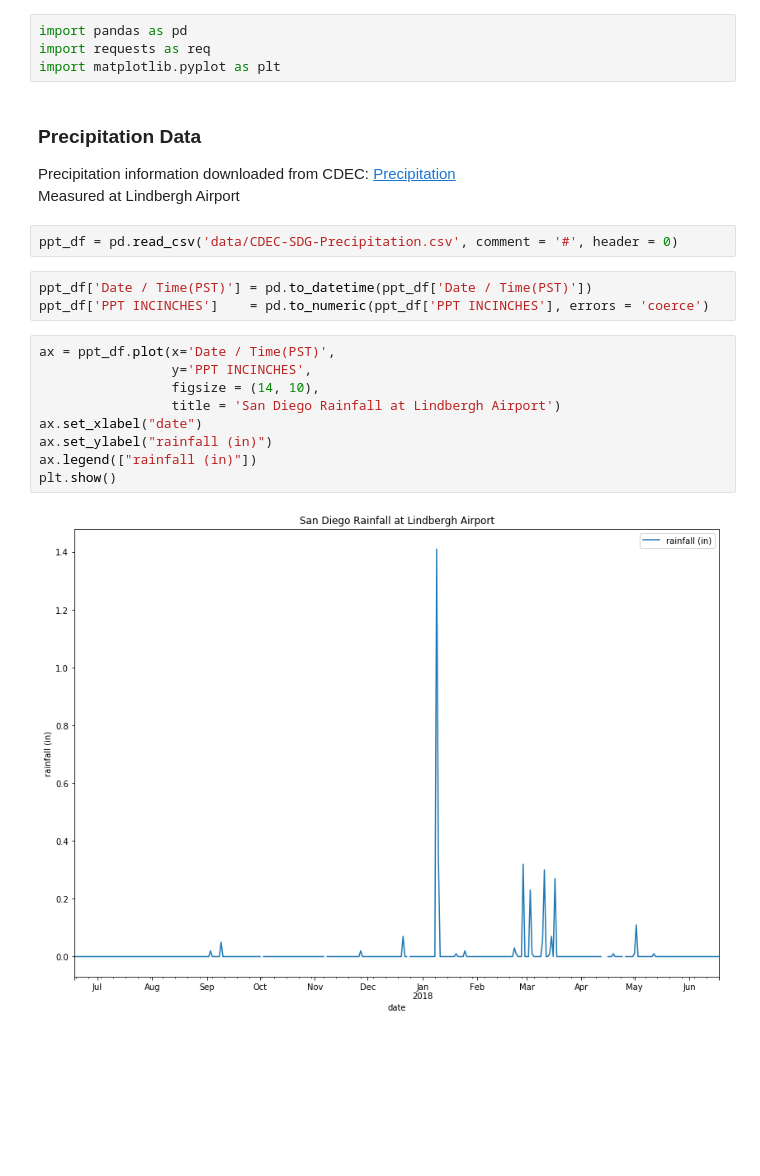
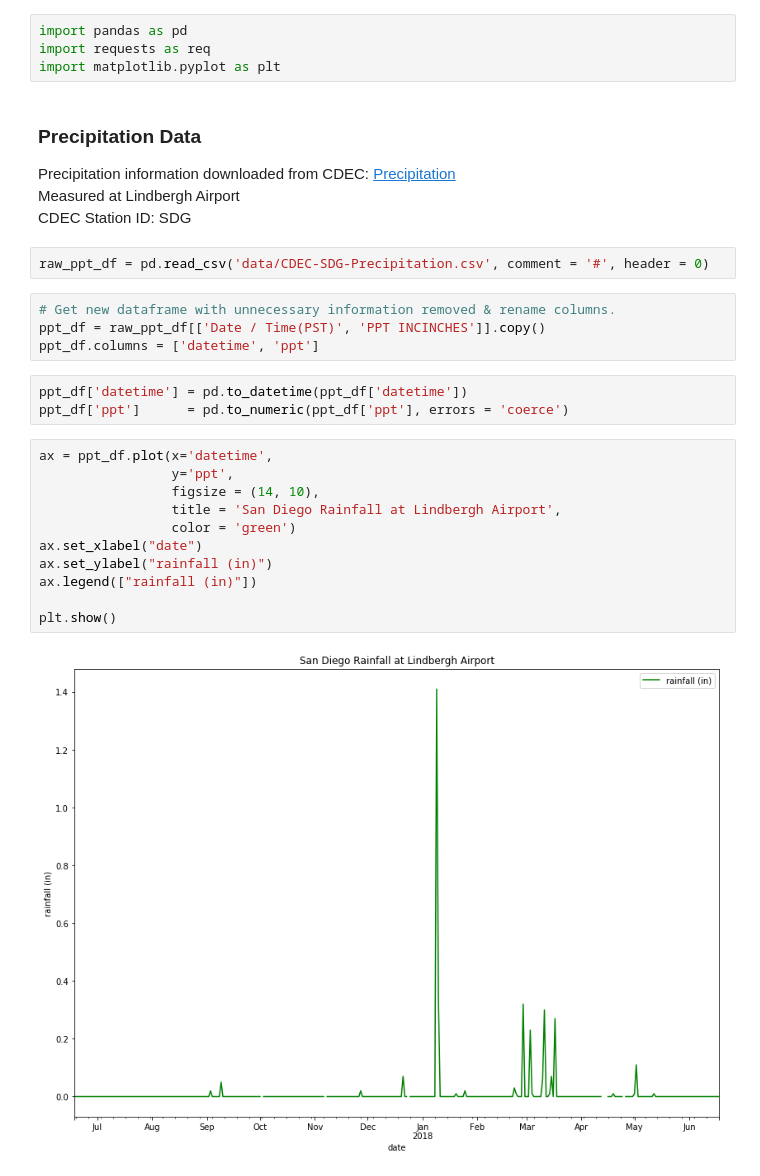
Before and after one commit to azaleax/practice-jupyter-notebook, a Jupyter notebook: flow_rate/Flow Rate Data.ipynb, the cells around one changed output. Saved outputs shown, nothing was run; the diff lists cells and outputs as text; blank space fills up the shorter version.

```diff
--- a/flow_rate/Flow Rate Data.ipynb
+++ b/flow_rate/Flow Rate Data.ipynb
@@ -10,22 +10,30 @@ import matplotlib.pyplot as plt
 Precipitation information downloaded from CDEC: [Precipitation](https://cdec.water.ca.gov/dynamicapp/QueryDaily?s=SDG&end=2018-06-18&span=365days)
 <br>
 Measured at Lindbergh Airport
+<br>
+CDEC Station ID: SDG
 # %%
-ppt_df = pd.read_csv('data/CDEC-SDG-Precipitation.csv', comment = '#', header = 0)
+raw_ppt_df = pd.read_csv('data/CDEC-SDG-Precipitation.csv', comment = '#', header = 0)
+# %%
+# Get new dataframe with unnecessary information removed & rename columns.
+ppt_df = raw_ppt_df[['Date / Time(PST)', 'PPT INCINCHES']].copy()
+ppt_df.columns = ['datetime', 'ppt']
 # %%
-ppt_df['Date / Time(PST)'] = pd.to_datetime(ppt_df['Date / Time(PST)'])
-ppt_df['PPT INCINCHES']    = pd.to_numeric(ppt_df['PPT INCINCHES'], errors = 'coerce')
+ppt_df['datetime'] = pd.to_datetime(ppt_df['datetime'])
+ppt_df['ppt']      = pd.to_numeric(ppt_df['ppt'], errors = 'coerce')
 # %%
-ax = ppt_df.plot(x='Date / Time(PST)',
-                 y='PPT INCINCHES',
+ax = ppt_df.plot(x='datetime',
+                 y='ppt',
                  figsize = (14, 10),
-                 title = 'San Diego Rainfall at Lindbergh Airport')
+                 title = 'San Diego Rainfall at Lindbergh Airport',
+                 color = 'green')
 ax.set_xlabel("date")
 ax.set_ylabel("rainfall (in)")
 ax.legend(["rainfall (in)"])
+
 plt.show()
 # %% [output]
-[figure, old version]
+[figure, new version]
 # %% [markdown]
 ### Flow Rate
 
```
Also changed, not shown: parts of 8 cells of this notebook.
